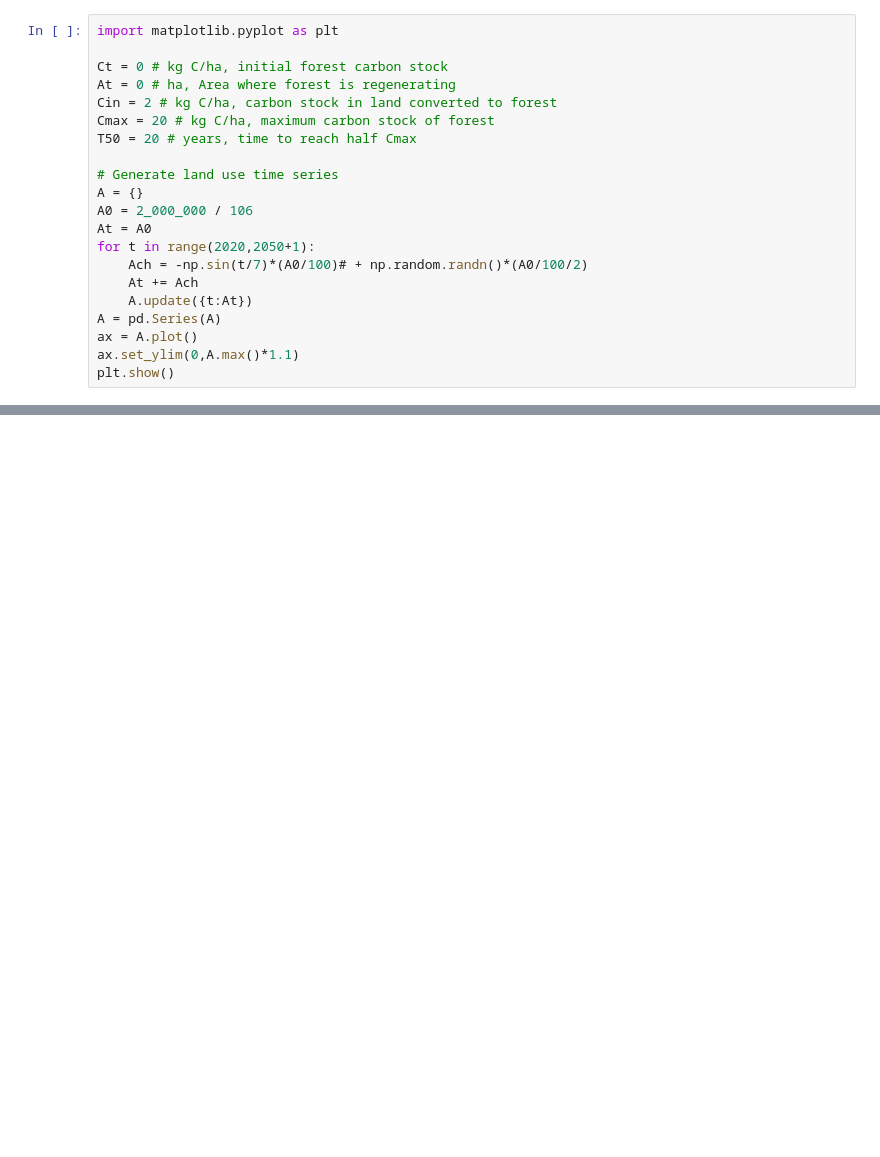
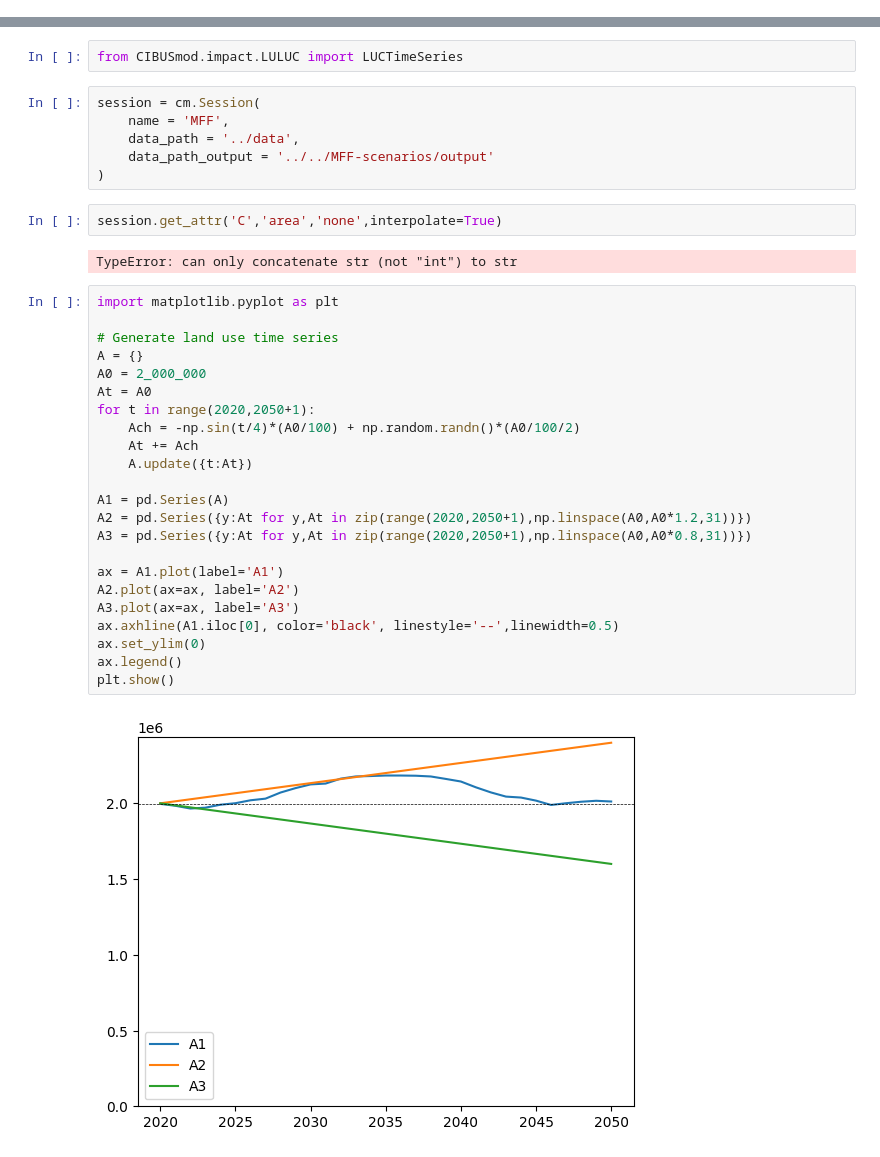
Before and after one commit to SLU-foodsystems/CIBUSmod, a Jupyter notebook: notebooks/LUC.ipynb, the cells around one changed output, grey strips where cells are left out. Drawn from its saved outputs; the diff is of its cells as text; blank space fills up the shorter version.

Commit message:
Added LUCParcel and LUCTimeSeries classes to handle land use changes (W.I.P.)

```diff
--- a/notebooks/LUC.ipynb
+++ b/notebooks/LUC.ipynb
@@ -126,21 +0,0 @@ class LUCTimeSeries():
-# %%
-import matplotlib.pyplot as plt
-
-Ct = 0 # kg C/ha, initial forest carbon stock
-At = 0 # ha, Area where forest is regenerating
-Cin = 2 # kg C/ha, carbon stock in land converted to forest
-Cmax = 20 # kg C/ha, maximum carbon stock of forest
-T50 = 20 # years, time to reach half Cmax
-
-# Generate land use time series
-A = {}
-A0 = 2_000_000 / 106
-At = A0
-for t in range(2020,2050+1):
-    Ach = -np.sin(t/7)*(A0/100)# + np.random.randn()*(A0/100/2)
-    At += Ach
-    A.update({t:At})
-A = pd.Series(A)
-ax = A.plot()
-ax.set_ylim(0,A.max()*1.1)
-plt.show()
@@ -151 +12,38 @@ A.loc[:] = A.iloc[0]
+# %%
+from CIBUSmod.impact.LULUC import LUCTimeSeries
+# %%
+session = cm.Session(
+    name = 'MFF',
+    data_path = '../data',
+    data_path_output = '../../MFF-scenarios/output'
+)
+# %%
+session.get_attr('C','area','none',interpolate=True)
+# %% [output]
+TypeError: can only concatenate str (not "int") to str
+# %%
+import matplotlib.pyplot as plt
+
+# Generate land use time series
+A = {}
+A0 = 2_000_000
+At = A0
+for t in range(2020,2050+1):
+    Ach = -np.sin(t/4)*(A0/100) + np.random.randn()*(A0/100/2)
+    At += Ach
+    A.update({t:At})
+
+A1 = pd.Series(A)
+A2 = pd.Series({y:At for y,At in zip(range(2020,2050+1),np.linspace(A0,A0*1.2,31))})
+A3 = pd.Series({y:At for y,At in zip(range(2020,2050+1),np.linspace(A0,A0*0.8,31))})
+
+ax = A1.plot(label='A1')
+A2.plot(ax=ax, label='A2')
+A3.plot(ax=ax, label='A3')
+ax.axhline(A1.iloc[0], color='black', linestyle='--',linewidth=0.5)
+ax.set_ylim(0)
+ax.legend()
+plt.show()
+# %% [output]
+[figure, added]
 # %%
```
Also changed, not shown: parts of 12 cells of this notebook, 1 other file.
